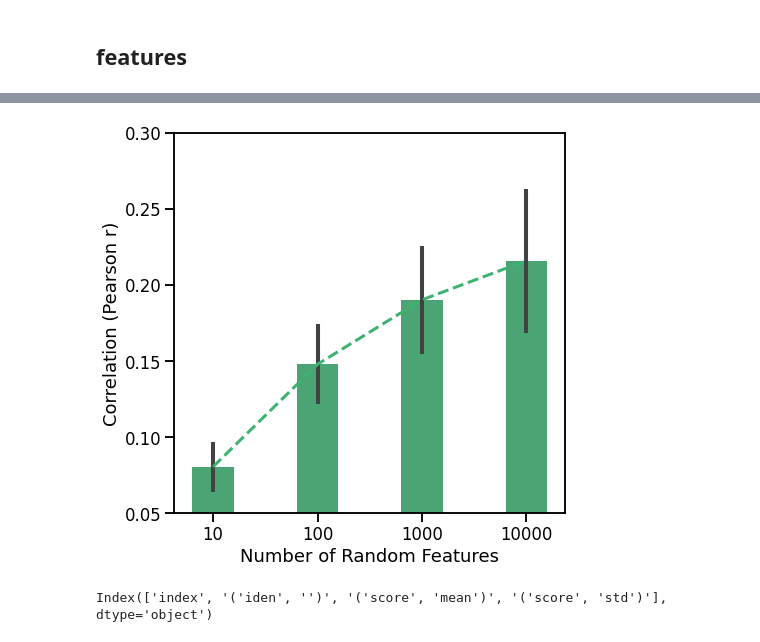
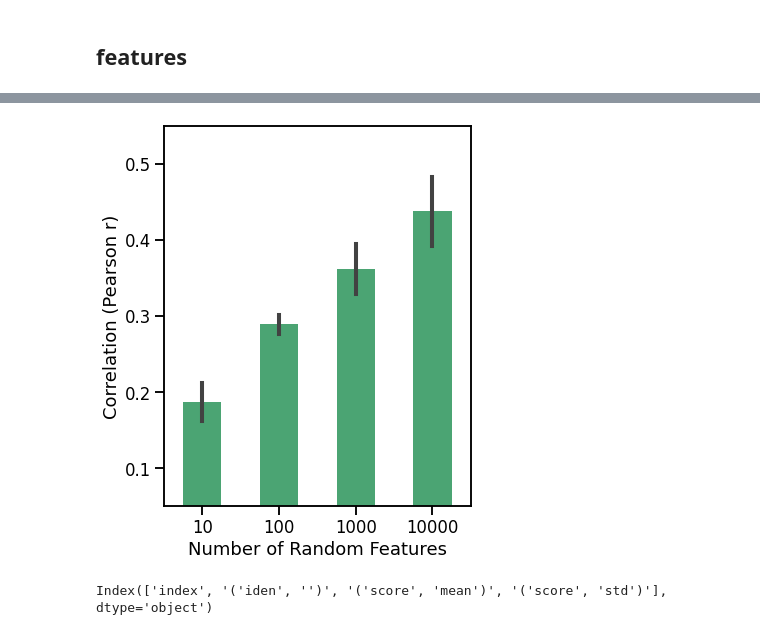
Before and after one commit to akazemian/untrained_models_of_visual_cortex, a Jupyter notebook: plots/plot_encoding_performance.ipynb, the cells around one changed output, grey strips where cells are left out. Drawn from its saved outputs; the diff is of its cells as text; code cells hidden in the pictures.

```diff
--- a/plots/plot_encoding_performance.ipynb
+++ b/plots/plot_encoding_performance.ipynb
@@ -153,7 +156,7 @@ from matplotlib import rcParams
 # figure size in inches
 
 def plot_data_means_vs_features(data_dict, dataset, region, mode, x_axis,  palette, ylim,
-                                show_legend= True, error_bars = False,
+                                width, show_legend= True, error_bars = False,
                                 params = (6,4), baseline_dict = None, baseline_palette = None,
                                 name_dict= None, xlog=False, ylog=False, file_name=None):
 
@@ -180,15 +183,15 @@ def plot_data_means_vs_features(data_dict, dataset, region, mode, x_axis,  palet
 
     #df[x_axis] = df[x_axis].apply(lambda x: str(x))
     ax1 = sns.barplot(x = df[x_axis], y = df['score'], hue=df.iden, palette = palette,
-                errorbar="sd", dodge=False, width=0.4
+                errorbar="sd", dodge=False, width=width
                     )
 
 
-    if error_bars:
-        rcParams["errorbar.capsize"] = 8
-        ax2 = sns.lineplot(x = df[x_axis], y = df.score, hue=df.iden, palette = palette, linewidth = 3, linestyle='--')
-    else:
-        ax2 = sns.lineplot(x = df[x_axis], y = df.score, hue=df.iden, palette = palette, ci=None, linewidth = 3, linestyle='--')
+#     if error_bars:
+#         rcParams["errorbar.capsize"] = 8
+#         ax2 = sns.lineplot(x = df[x_axis], y = df.score, hue=df.iden, palette = palette, linewidth = 3, linestyle='--')
+#     else:
+#         ax2 = sns.lineplot(x = df[x_axis], y = df.score, hue=df.iden, palette = palette, ci=None, linewidth = 3, linestyle='--')
 
 
     if baseline_dict is not None:
@@ -646,9 +960,9 @@ plot_baselines(dataset, regions, mode,  aspect = 0.5, height =6.5, show_legend=
 # %%
-dataset = 'naturalscenes'
-#regions = ['V1','V2','V3','V4']
-#regions = ['general']
-#dataset = 'majajhong'
-regions = ['V4']
+# dataset = 'naturalscenes'
+# regions = ['V1','V2','V3','V4']
+# regions = ['general']
+dataset = 'majajhong'
+regions = ['IT']
 
 mode = 'test'
 MAX_POOL = True
@@ -844,36 +1158,36 @@ baseline_dict = {
     #             'num_layers':2,
     #             'num_features':'x',
     #             'dim_reduction_type':None,
     #             'n_dims': None,
     #             'max_pool':False,
     #             'alphas': 'scat_transform_kymatio_J3_L4_rgb'},
 
 
 }
 
 
 name_dict = {#'model_abs_3x3_bp_224_ap':'Expansion Model',
              'model_abs_3x3_bp_224':'Expansion Model',
 #             'scat_transform_kymatio_J3_L8':'Scattering Transform',
 #             'alexnet_u_wide':'Untrained Wide AlexNet',
 #             'alexnet_u':'Untrained AlexNet',
 #             'alexnet': 'AlexNet'
             }
 
 
 palette = {'Expansion Model':'mediumseagreen',
 #            'Untrained Wide AlexNet':'steelblue'
           }
 
 baseline_palette = ['firebrick','orange','purple']
 
 plot_data_means_vs_features(data_dict, dataset, regions, mode, baseline_dict  = None,
                             name_dict = name_dict, palette= palette, baseline_palette = None,
-                            error_bars = False, ylim = (0.05, 0.3), show_legend = False,
-                            params= (7,7), xlog = False, x_axis = 'num_features',
+                            error_bars = False, ylim = (0.05, 0.55), width=0.5,show_legend = False,
+                            params= (5.5,7), xlog = False, x_axis = 'num_features',
                             file_name =  f'{regions} - {dataset} - eng models xlog')
 # %% [output]
-[figure, old version]
+[figure, new version]
 # %%
 df_baseline = get_data(baseline_dict, dataset, regions, mode, subjects = [i for i in range(8)])
 
```
Also changed, not shown: parts of 8 cells of this notebook, 10 other files.
